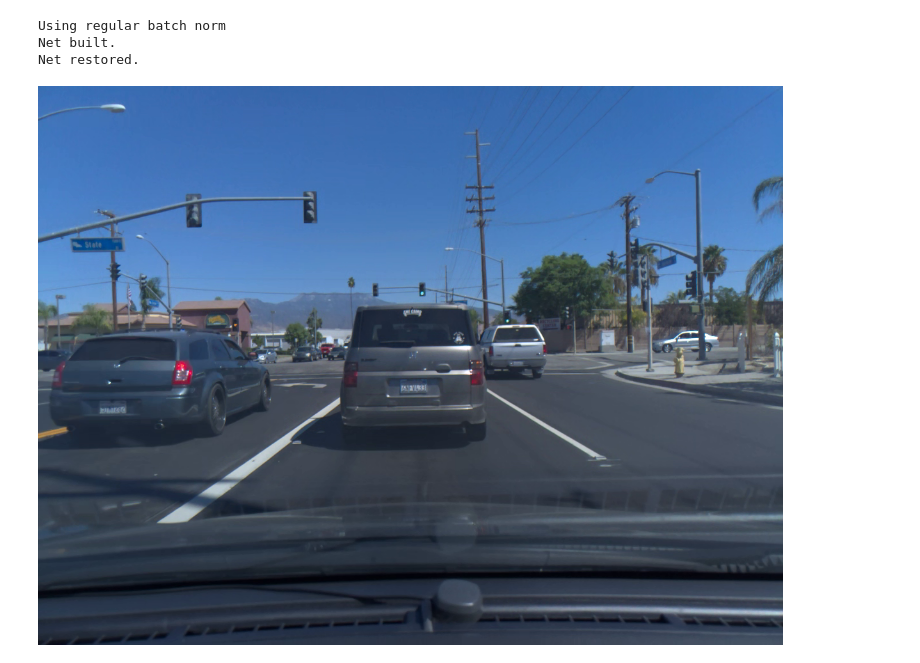
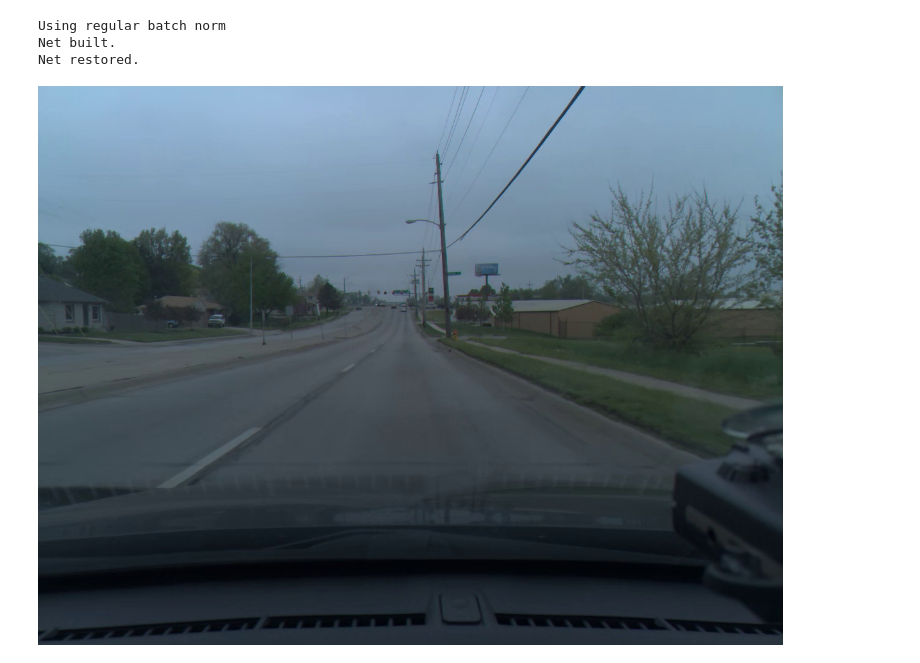
Before and after one commit to McCrearyD/semantic-segmentation, a Jupyter notebook: Setup.ipynb, the cells around one changed output. Cells and saved outputs as stored; diff of their text form; code cells hidden in the pictures.

```diff
--- a/Setup.ipynb
+++ b/Setup.ipynb
@@ -17,9 +19,15 @@ net, img_transforms, args = helpers.setup_net('gen_models/best_epoch_1_mean-iu_0
 # %%
 img_dir = 'comma10k/imgs'
 segz_dir = 'comma10k/segz'
 ims = os.listdir(img_dir)
-x = Image.open(os.path.join(img_dir, ims[2]))
+x = Image.open(os.path.join(img_dir, ims[5]))
 x_np = np.array(x)
+
+# contrast = ImageEnhance.Contrast(x)
+# enhanced = contrast.enhance(0.9)
+# x = enhanced
+# x_np = np.array(enhanced)
+
 x
 # %% [output]
-[figure, old version]
+[figure, new version]
```
Also changed, not shown: parts of 9 cells of this notebook.
